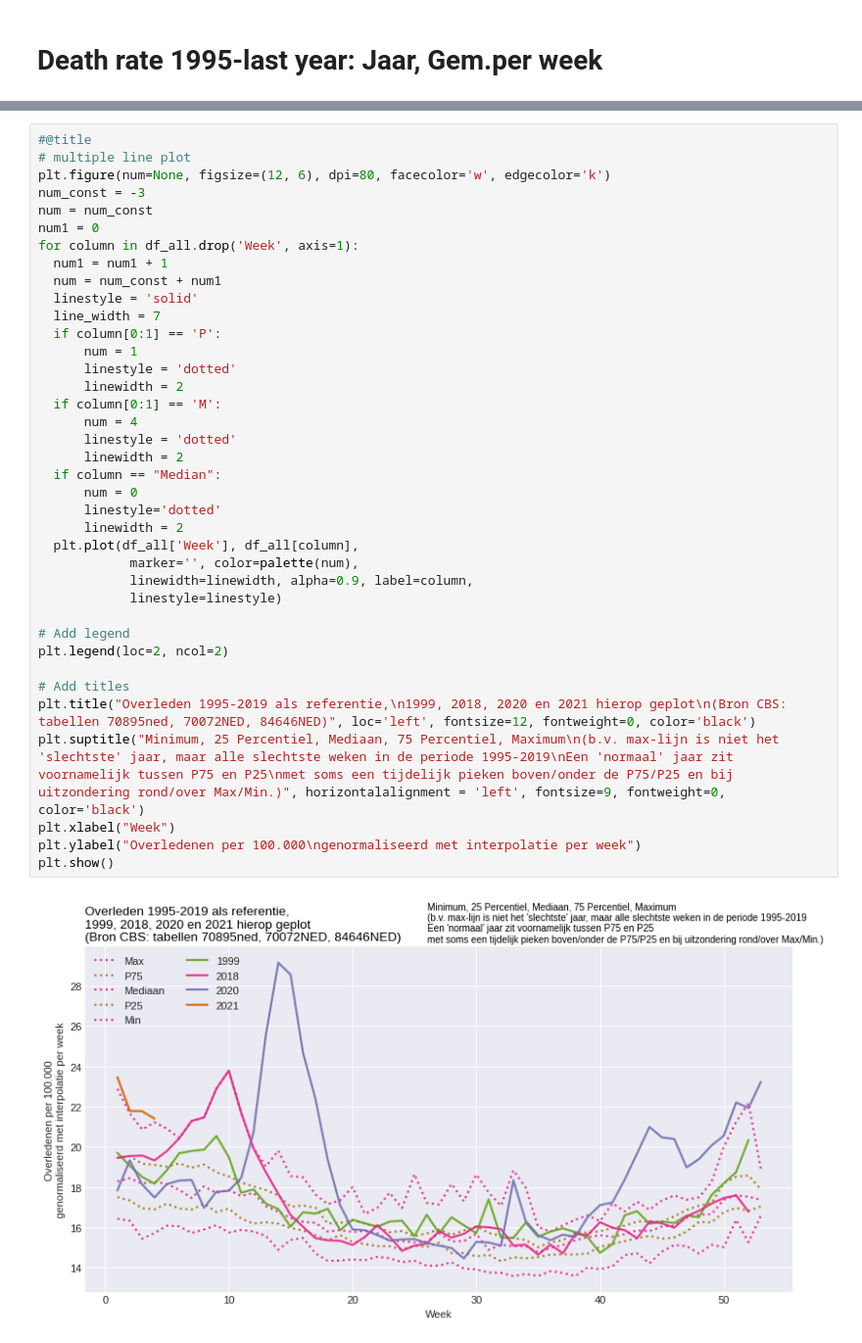
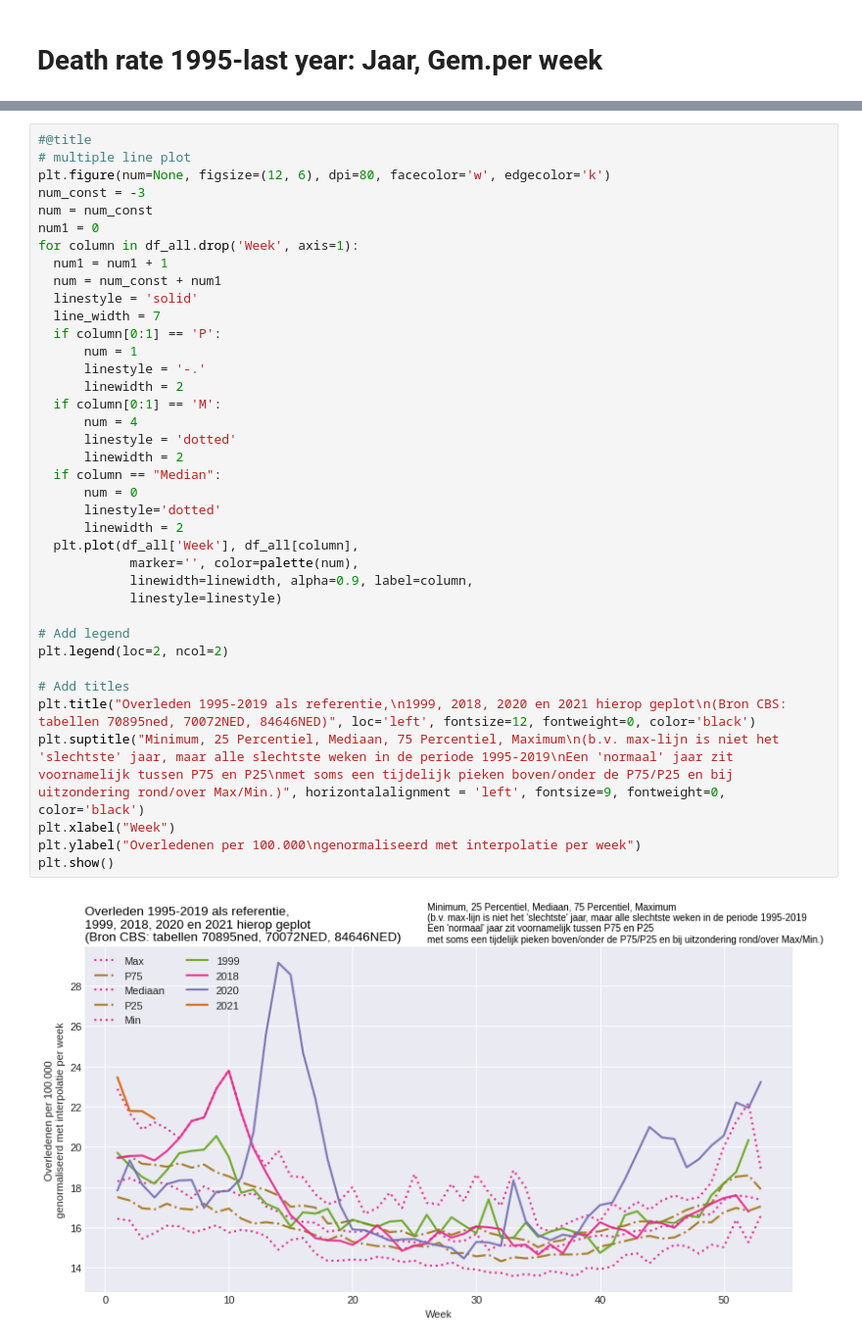
Before and after one commit to flow4u/public, a Jupyter notebook: Sterftecijfers_Nederland_COVID_19_periode_vergelijken_met_eerdere_jaren.ipynb, the cells around one changed output, grey strips where cells are left out. Shown: that part at 98% size. Cells and saved outputs as stored; diff of their text form.

```diff
--- a/Sterftecijfers_Nederland_COVID_19_periode_vergelijken_met_eerdere_jaren.ipynb
+++ b/Sterftecijfers_Nederland_COVID_19_periode_vergelijken_met_eerdere_jaren.ipynb
@@ -480,32 +480,32 @@ for column in df_all.drop('Week', axis=1):
   num1 = num1 + 1
   num = num_const + num1
   linestyle = 'solid'
   line_width = 7
   if column[0:1] == 'P':
       num = 1
-      linestyle = 'dotted'
+      linestyle = '-.'
       linewidth = 2
   if column[0:1] == 'M':
       num = 4
       linestyle = 'dotted'
       linewidth = 2
   if column == "Median":
       num = 0
       linestyle='dotted'
       linewidth = 2
   plt.plot(df_all['Week'], df_all[column],
             marker='', color=palette(num),
             linewidth=linewidth, alpha=0.9, label=column,
             linestyle=linestyle)
 
 # Add legend
 plt.legend(loc=2, ncol=2)
 
 # Add titles
 plt.title("Overleden 1995-2019 als referentie,\n1999, 2018, 2020 en 2021 hierop geplot\n(Bron CBS: tabellen 70895ned, 70072NED, 84646NED)", loc='left', fontsize=12, fontweight=0, color='black')
 plt.suptitle("Minimum, 25 Percentiel, Mediaan, 75 Percentiel, Maximum\n(b.v. max-lijn is niet het 'slechtste' jaar, maar alle slechtste weken in de periode 1995-2019\nEen 'normaal' jaar zit voornamelijk tussen P75 en P25\nmet soms een tijdelijk pieken boven/onder de P75/P25 en bij uitzondering rond/over Max/Min.)", horizontalalignment = 'left', fontsize=9, fontweight=0, color='black')
 plt.xlabel("Week")
 plt.ylabel("Overledenen per 100.000\ngenormaliseerd met interpolatie per week")
 plt.show()
 # %% [output]
-[figure, old version]
+[figure, new version]
```
